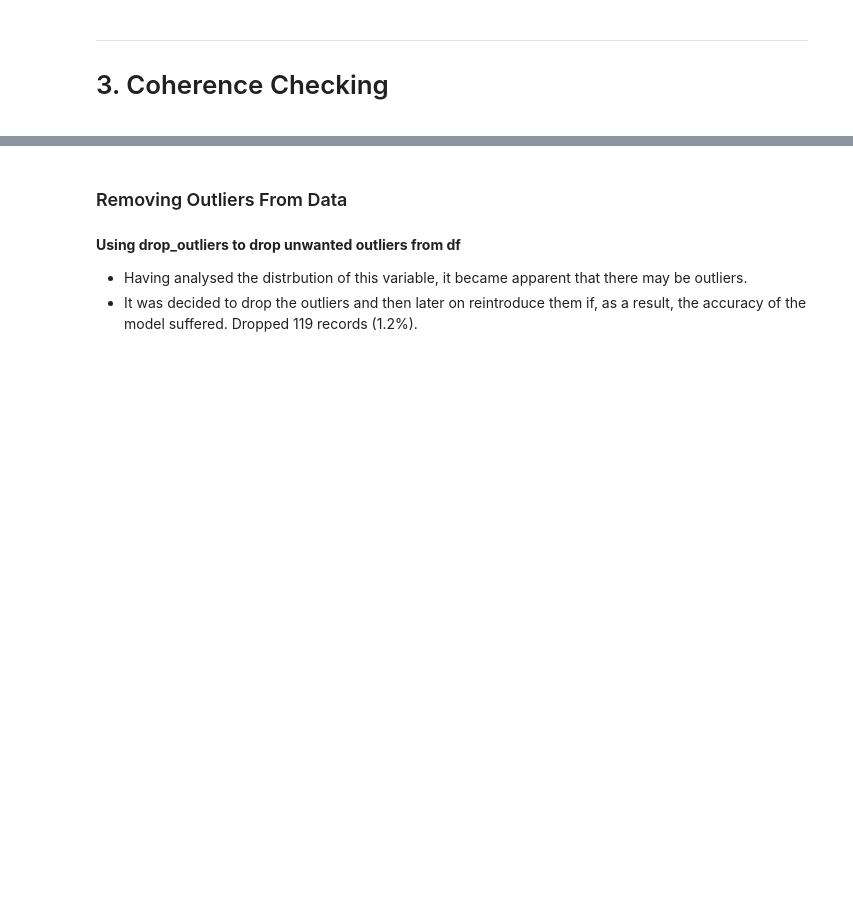
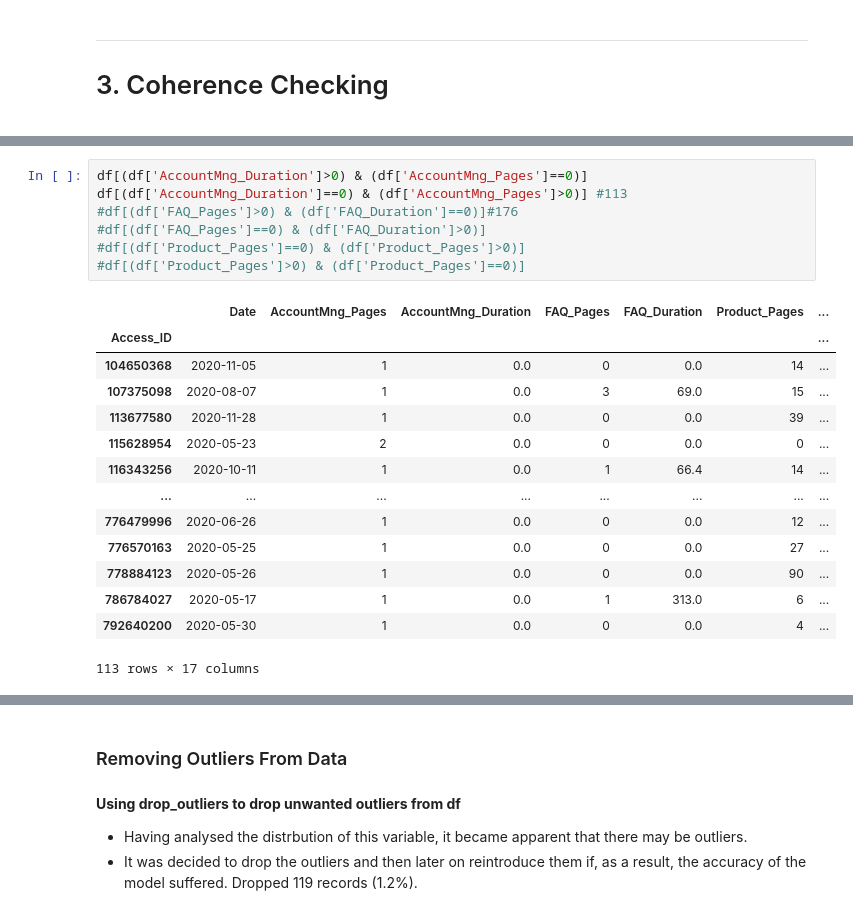
Before and after one commit to helenado/kaggle_ml_35, a Jupyter notebook: techscape-ecommerce/main.ipynb, the cells around one changed output, grey strips where cells are left out. Cells and saved outputs as stored; diff of their text form; blank space fills up the shorter version.

```diff
--- a/techscape-ecommerce/main.ipynb
+++ b/techscape-ecommerce/main.ipynb
@@ -175,3 +163,25 @@ df.groupby(df['Date'].dt.month).max()
 | 10 | 2020-10-31 | 18 | 1672.0333 | 7 | 1529.2000 | 518 | ... |
 | 11 | 2020-11-30 | 27 | 2137.1127 | 14 | 1830.5000 | 584 | ... |
 | 12 | 2020-12-31 | 18 | 3398.7500 | 13 | 2549.3750 | 449 | ... |
+# %%
+df[(df['AccountMng_Duration']>0) & (df['AccountMng_Pages']==0)]
+df[(df['AccountMng_Duration']==0) & (df['AccountMng_Pages']>0)] #113
+#df[(df['FAQ_Pages']>0) & (df['FAQ_Duration']==0)]#176
+#df[(df['FAQ_Pages']==0) & (df['FAQ_Duration']>0)]
+#df[(df['Product_Pages']==0) & (df['Product_Pages']>0)]
+#df[(df['Product_Pages']>0) & (df['Product_Pages']==0)]
+# %% [output]
+|  | Date | AccountMng_Pages | AccountMng_Duration | FAQ_Pages | FAQ_Duration | Product_Pages | ... |
+| Access_ID |  |  |  |  |  |  | ... |
+| 104650368 | 2020-11-05 | 1 | 0.0 | 0 | 0.0 | 14 | ... |
+| 107375098 | 2020-08-07 | 1 | 0.0 | 3 | 69.0 | 15 | ... |
+| 113677580 | 2020-11-28 | 1 | 0.0 | 0 | 0.0 | 39 | ... |
+| 115628954 | 2020-05-23 | 2 | 0.0 | 0 | 0.0 | 0 | ... |
+| 116343256 | 2020-10-11 | 1 | 0.0 | 1 | 66.4 | 14 | ... |
+| ... | ... | ... | ... | ... | ... | ... | ... |
+| 776479996 | 2020-06-26 | 1 | 0.0 | 0 | 0.0 | 12 | ... |
+| 776570163 | 2020-05-25 | 1 | 0.0 | 0 | 0.0 | 27 | ... |
+| 778884123 | 2020-05-26 | 1 | 0.0 | 0 | 0.0 | 90 | ... |
+| 786784027 | 2020-05-17 | 1 | 0.0 | 1 | 313.0 | 6 | ... |
+| 792640200 | 2020-05-30 | 1 | 0.0 | 0 | 0.0 | 4 | ... |
+113 rows × 17 columns
```
Also changed, not shown: parts of 15 cells of this notebook.
